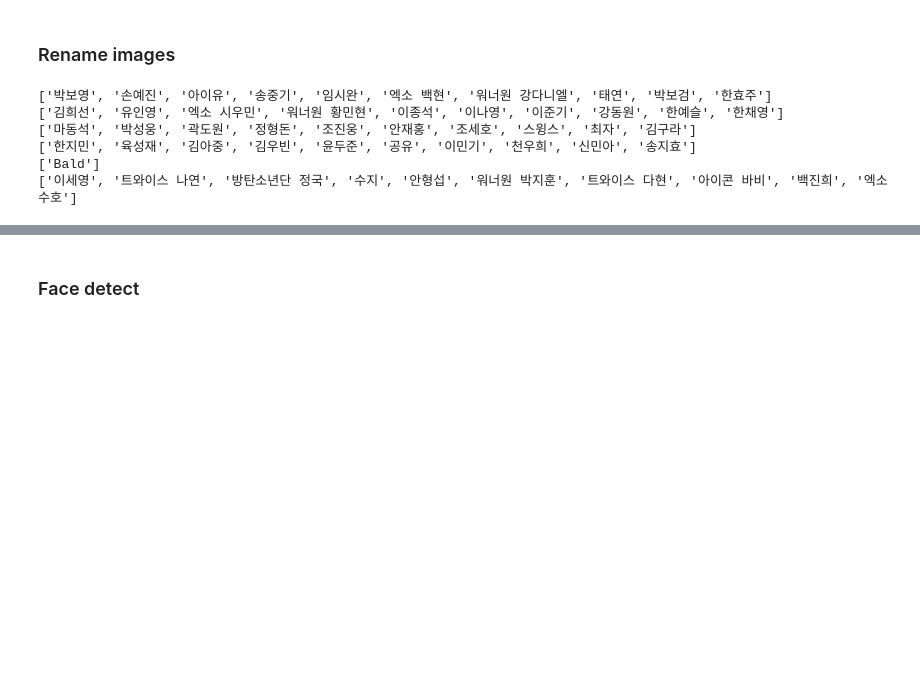
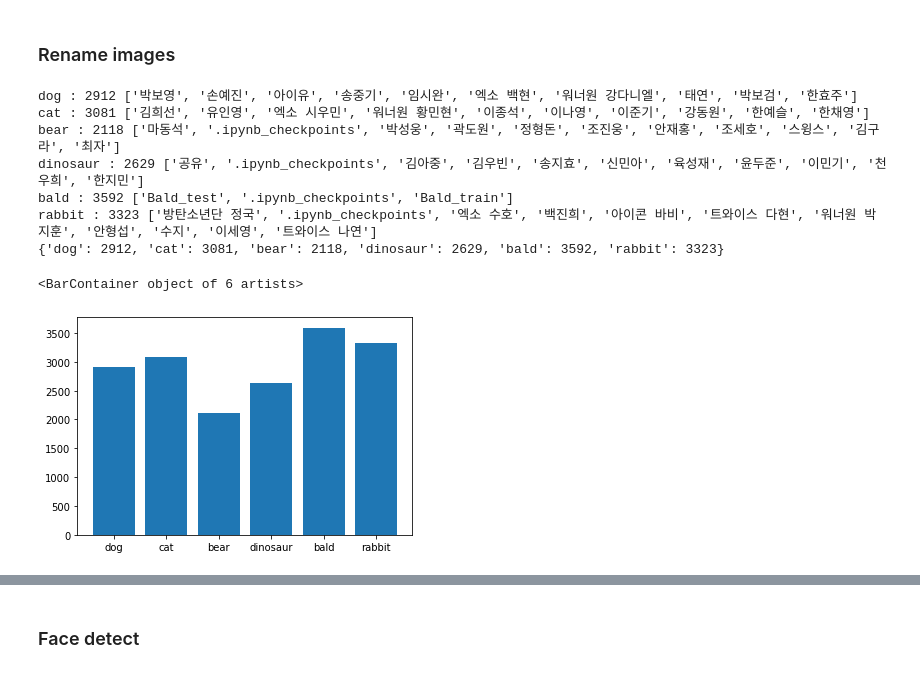
Before and after one commit to SeongwoongCho/cs470-deep-face-classifier, a Jupyter notebook: preprocess/preprocess.ipynb, the cells around one changed output, grey strips where cells are left out. Drawn from its saved outputs; the diff is of its cells as text; code cells hidden in the pictures; blank space fills up the shorter version.

```diff
--- a/preprocess/preprocess.ipynb
+++ b/preprocess/preprocess.ipynb
@@ -44,16 +12,30 @@ import torch
 # %% [markdown]
 ### Rename images
 # %%
-file_path = '/home/jovyan/cs470-deep-face-classifier/full_data/raw/'
+file_path = '/home/jovyan/cs470-deep-face-classifier/full_data/new_updated/'
 # %%
+a ={}
 for i in ['dog','cat', 'bear', 'dinosaur', 'bald', 'rabbit']:
     file_path_i = file_path + i
     filenames_i = os.listdir(file_path_i)
-    print(filenames_i)
+    m = 0
+    for j in filenames_i:
+        filenames_j = os.listdir(file_path_i + '/'+j)
+        m += len(filenames_j)
+    a[i] = m
+    print(i, ':', m, filenames_i)
+print(a)
+keys = a.keys()
+values = a.values()
+
+plt.bar(keys, values)
 # %% [output]
-['박보영', '손예진', '아이유', '송중기', '임시완', '엑소 백현', '워너원 강다니엘', '태연', '박보검', '한효주']
-['김희선', '유인영', '엑소 시우민', '워너원 황민현', '이종석', '이나영', '이준기', '강동원', '한예슬', '한채영']
-['마동석', '박성웅', '곽도원', '정형돈', '조진웅', '안재홍', '조세호', '스윙스', '최자', '김구라']
-['한지민', '육성재', '김아중', '김우빈', '윤두준', '공유', '이민기', '천우희', '신민아', '송지효']
-['Bald']
-['이세영', '트와이스 나연', '방탄소년단 정국', '수지', '안형섭', '워너원 박지훈', '트와이스 다현', '아이콘 바비', '백진희', '엑소 수호']
+dog : 2912 ['박보영', '손예진', '아이유', '송중기', '임시완', '엑소 백현', '워너원 강다니엘', '태연', '박보검', '한효주']
+cat : 3081 ['김희선', '유인영', '엑소 시우민', '워너원 황민현', '이종석', '이나영', '이준기', '강동원', '한예슬', '한채영']
+bear : 2118 ['마동석', '.ipynb_checkpoints', '박성웅', '곽도원', '정형돈', '조진웅', '안재홍', '조세호', '스윙스', '김구라', '최자']
+dinosaur : 2629 ['공유', '.ipynb_checkpoints', '김아중', '김우빈', '송지효', '신민아', '육성재', '윤두준', '이민기', '천우희', '한지민']
+bald : 3592 ['Bald_test', '.ipynb_checkpoints', 'Bald_train']
+rabbit : 3323 ['방탄소년단 정국', '.ipynb_checkpoints', '엑소 수호', '백진희', '아이콘 바비', '트와이스 다현', '워너원 박지훈', '안형섭', '수지', '이세영', '트와이스 나연']
+{'dog': 2912, 'cat': 3081, 'bear': 2118, 'dinosaur': 2629, 'bald': 3592, 'rabbit': 3323}
+<BarContainer object of 6 artists>
+[figure, added]
```
Also changed, not shown: parts of 5 cells of this notebook, 25 other files.
